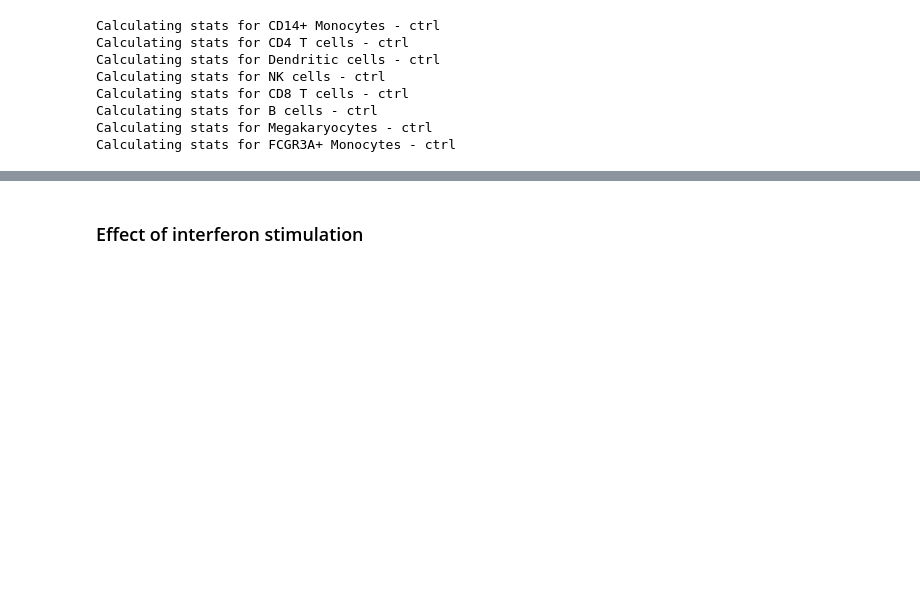
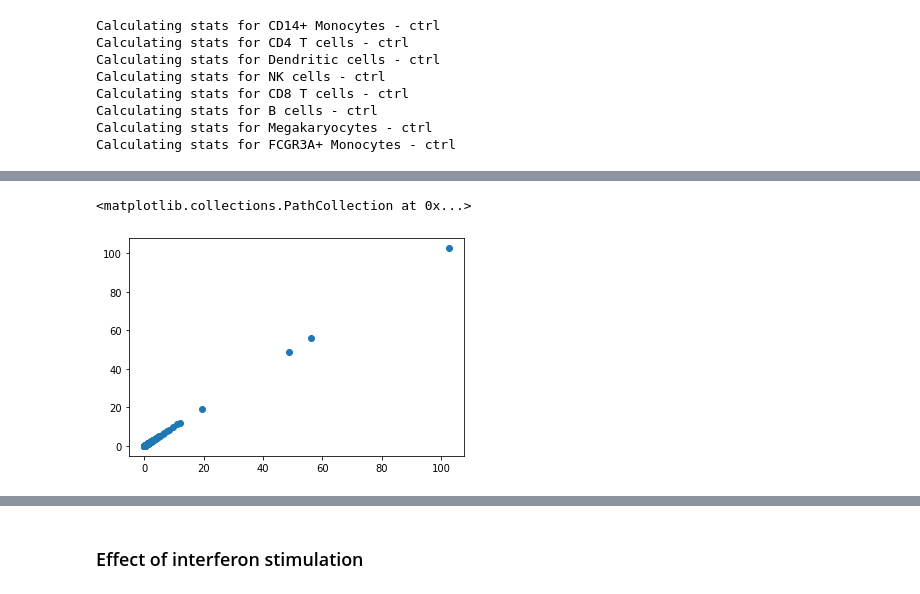
Before and after one commit to yelabucsf/scrna-parameter-estimation, a Jupyter notebook: examples/interferon_stimulation/interferon_stimulation_analysis.ipynb, the cells around one changed output, grey strips where cells are left out. Drawn from its saved outputs; the diff is of its cells as text; code cells hidden in the pictures; blank space fills up the shorter version.

Commit message:
mean-variance analysis

```diff
--- a/examples/interferon_stimulation/interferon_stimulation_analysis.ipynb
+++ b/examples/interferon_stimulation/interferon_stimulation_analysis.ipynb
@@ -175,0 +197,3 @@ Number of sig. at 0.01 FDR: 614
+# %%
+raw_mean = adata.X.mean(axis=0)
+raw_var = adata.X.mean(axis=0)
@@ -175,0 +203,5 @@ Number of sig. at 0.01 FDR: 614
+# %%
+plt.scatter(raw_mean.A1, raw_var.A1)
+# %% [output]
+<matplotlib.collections.PathCollection at 0x...>
+[figure, added]
```
Also changed, not shown: parts of 45 cells of this notebook, 7 other files.
